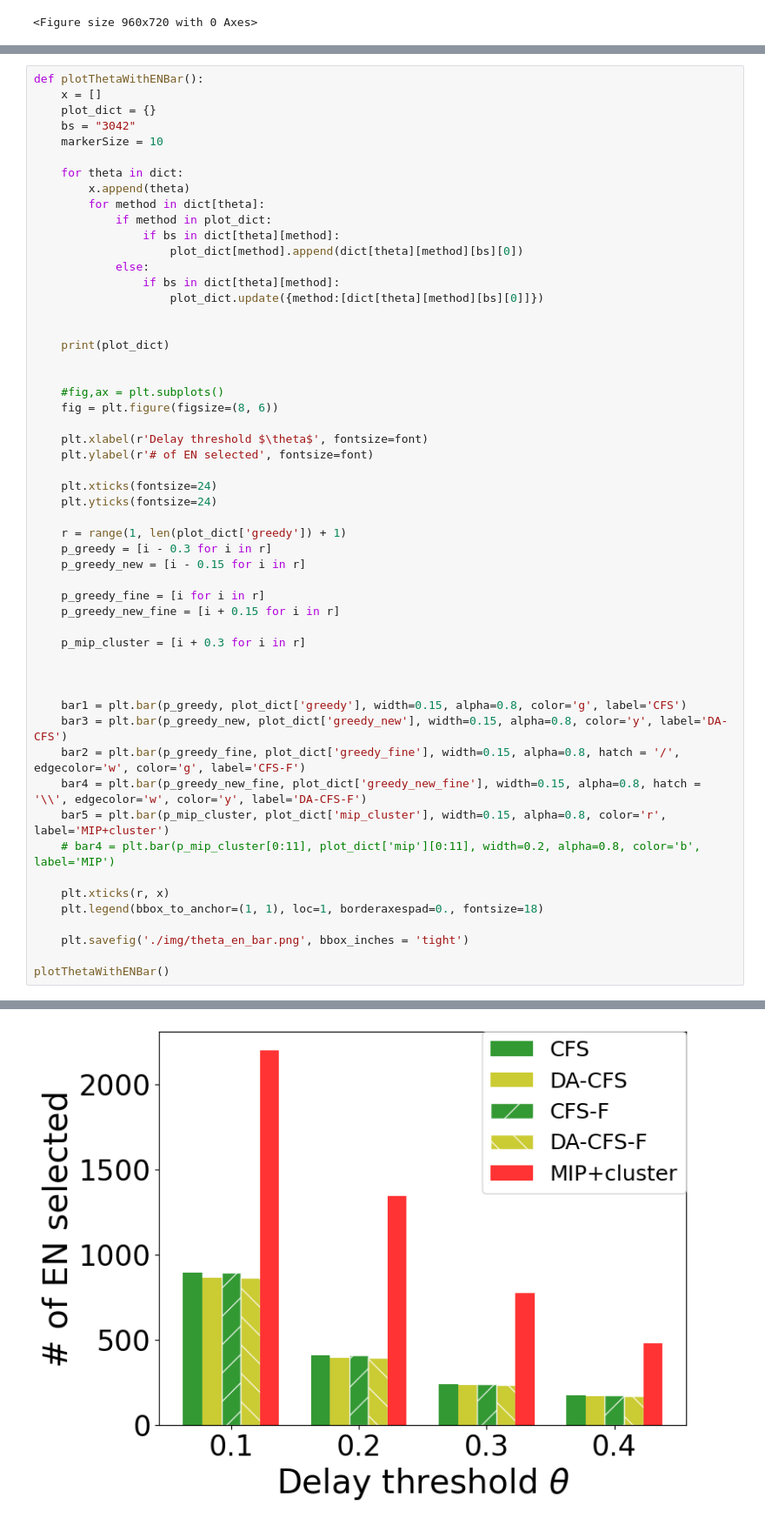
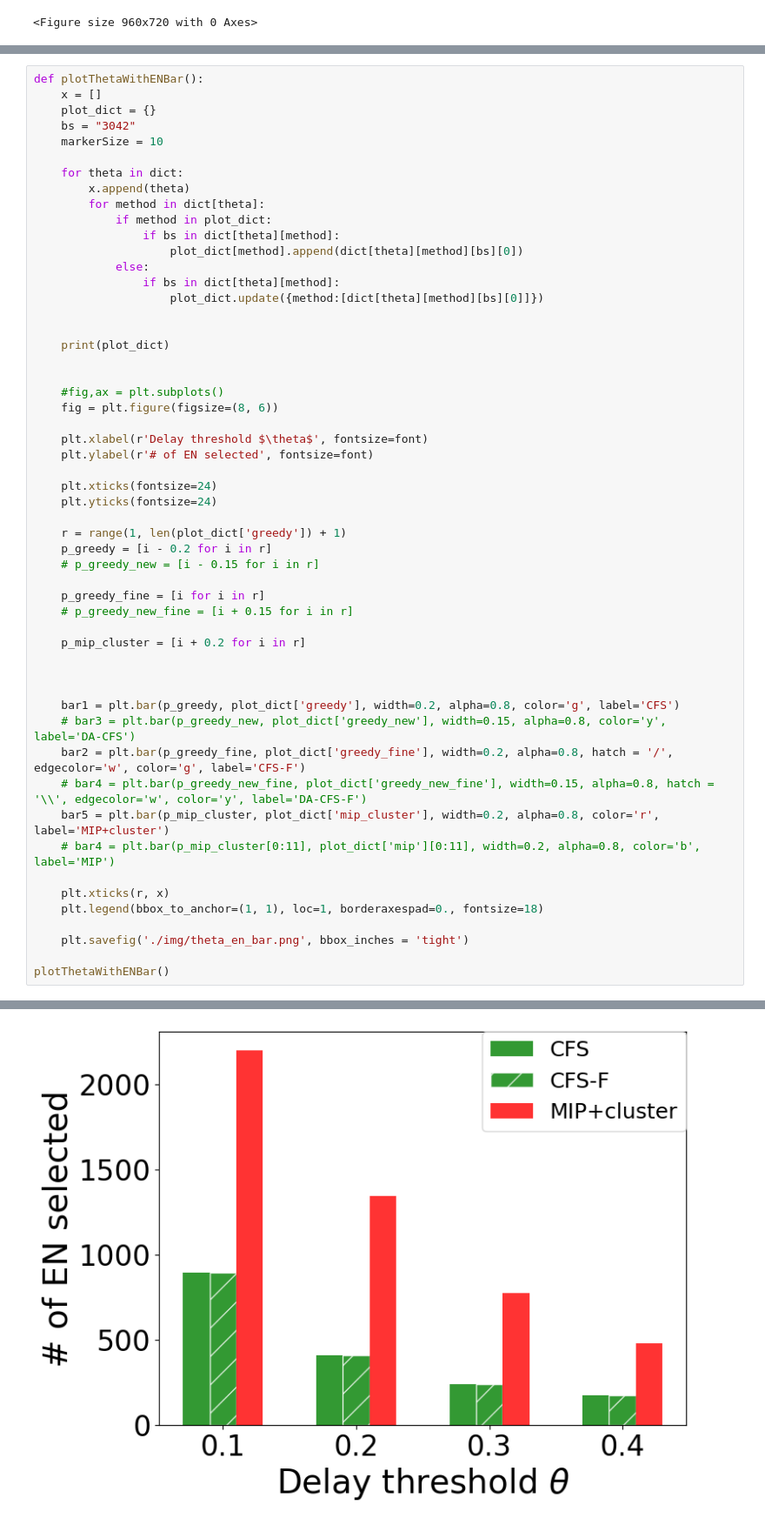
Before and after one commit to PetalZh/MECExpJava, a Jupyter notebook: Plot/MECPlot/plot.ipynb, the cells around one changed output, grey strips where cells are left out. Shown: that part at 87% size. Cells and saved outputs as stored; diff of their text form.

```diff
--- a/Plot/MECPlot/plot.ipynb
+++ b/Plot/MECPlot/plot.ipynb
@@ -408,43 +408,43 @@ def plotThetaWithENBar():
 
     print(plot_dict)
 
 
     #fig,ax = plt.subplots()
     fig = plt.figure(figsize=(8, 6))
 
     plt.xlabel(r'Delay threshold $\theta$', fontsize=font)
     plt.ylabel(r'# of EN selected', fontsize=font)
 
     plt.xticks(fontsize=24)
     plt.yticks(fontsize=24)
 
     r = range(1, len(plot_dict['greedy']) + 1)
-    p_greedy = [i - 0.3 for i in r]
-    p_greedy_new = [i - 0.15 for i in r]
+    p_greedy = [i - 0.2 for i in r]
+    # p_greedy_new = [i - 0.15 for i in r]
 
     p_greedy_fine = [i for i in r]
-    p_greedy_new_fine = [i + 0.15 for i in r]
+    # p_greedy_new_fine = [i + 0.15 for i in r]
 
-    p_mip_cluster = [i + 0.3 for i in r]
+    p_mip_cluster = [i + 0.2 for i in r]
 
 
 
-    bar1 = plt.bar(p_greedy, plot_dict['greedy'], width=0.15, alpha=0.8, color='g', label='CFS')
-    bar3 = plt.bar(p_greedy_new, plot_dict['greedy_new'], width=0.15, alpha=0.8, color='y', label='DA-CFS')
-    bar2 = plt.bar(p_greedy_fine, plot_dict['greedy_fine'], width=0.15, alpha=0.8, hatch = '/', edgecolor='w', color='g', label='CFS-F')
-    bar4 = plt.bar(p_greedy_new_fine, plot_dict['greedy_new_fine'], width=0.15, alpha=0.8, hatch = '\\', edgecolor='w', color='y', label='DA-CFS-F')
-    bar5 = plt.bar(p_mip_cluster, plot_dict['mip_cluster'], width=0.15, alpha=0.8, color='r', label='MIP+cluster')
+    bar1 = plt.bar(p_greedy, plot_dict['greedy'], width=0.2, alpha=0.8, color='g', label='CFS')
+    # bar3 = plt.bar(p_greedy_new, plot_dict['greedy_new'], width=0.15, alpha=0.8, color='y', label='DA-CFS')
+    bar2 = plt.bar(p_greedy_fine, plot_dict['greedy_fine'], width=0.2, alpha=0.8, hatch = '/', edgecolor='w', color='g', label='CFS-F')
+    # bar4 = plt.bar(p_greedy_new_fine, plot_dict['greedy_new_fine'], width=0.15, alpha=0.8, hatch = '\\', edgecolor='w', color='y', label='DA-CFS-F')
+    bar5 = plt.bar(p_mip_cluster, plot_dict['mip_cluster'], width=0.2, alpha=0.8, color='r', label='MIP+cluster')
     # bar4 = plt.bar(p_mip_cluster[0:11], plot_dict['mip'][0:11], width=0.2, alpha=0.8, color='b', label='MIP')
 
     plt.xticks(r, x)
     plt.legend(bbox_to_anchor=(1, 1), loc=1, borderaxespad=0., fontsize=18)
 
     plt.savefig('./img/theta_en_bar.png', bbox_inches = 'tight')
 
 plotThetaWithENBar()
 # %% [output]
 {'greedy_new_fine': [864, 392, 232, 168], 'greedy_new': [864, 392, 232, 168], 'greedy_new_avg': [864, 392, 232, 168], 'greedy_avg': [892, 407, 239, 172], 'greedy': [892, 407, 239, 172], 'greedy_fine': ...
-[figure, old version]
+[figure, new version]
 # %%
 def plotThetaWithCost():
     x = []
```
Also changed, not shown: parts of 7 cells of this notebook, 16 other files.
